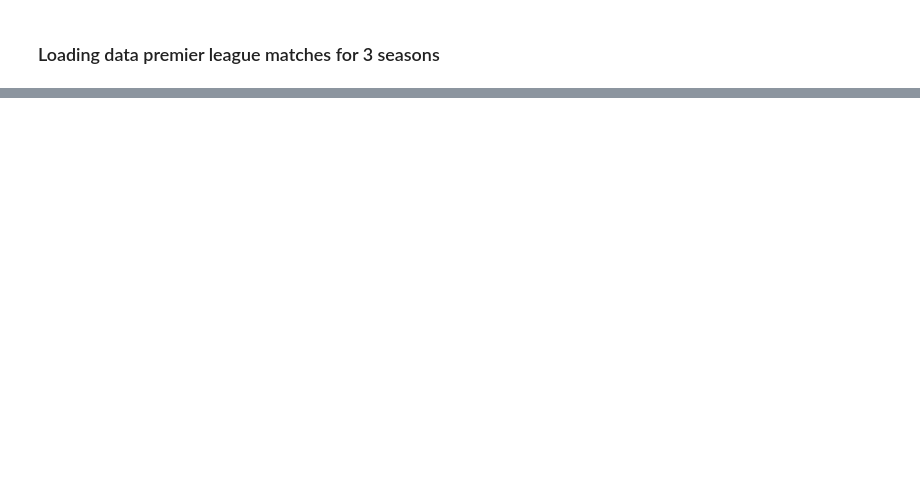
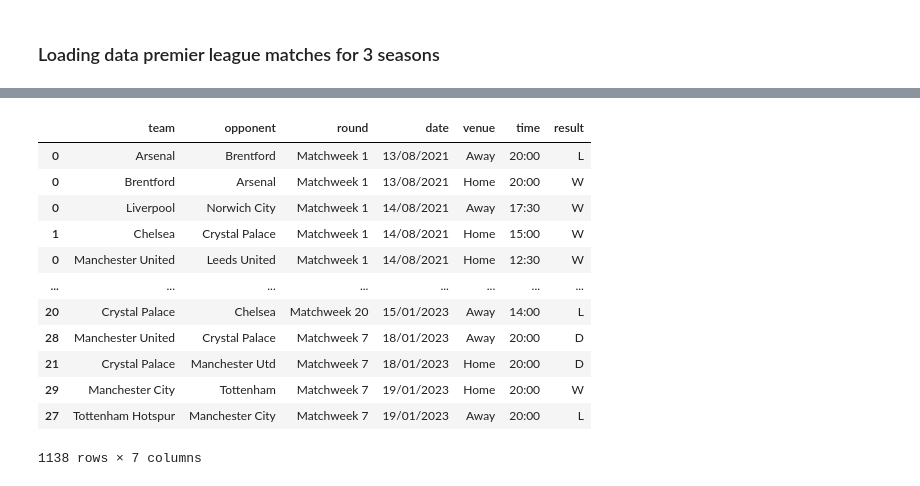
Before and after one commit to abou96/Predict_PremierLeague_Match, a Jupyter notebook: predict_match_ML.ipynb, the cells around one changed output, grey strips where cells are left out. Drawn from its saved outputs; the diff is of its cells as text; code cells hidden in the pictures; blank space fills up the shorter version.

```diff
--- a/predict_match_ML.ipynb
+++ b/predict_match_ML.ipynb
@@ -394,0 +298,16 @@ Name: actual_x, dtype: int64
+# %%
+original_df
+# %% [output]
+|  | team | opponent | round | date | venue | time | result |
+| 0 | Arsenal | Brentford | Matchweek 1 | 13/08/2021 | Away | 20:00 | L |
+| 0 | Brentford | Arsenal | Matchweek 1 | 13/08/2021 | Home | 20:00 | W |
+| 0 | Liverpool | Norwich City | Matchweek 1 | 14/08/2021 | Away | 17:30 | W |
+| 1 | Chelsea | Crystal Palace | Matchweek 1 | 14/08/2021 | Home | 15:00 | W |
+| 0 | Manchester United | Leeds United | Matchweek 1 | 14/08/2021 | Home | 12:30 | W |
+| ... | ... | ... | ... | ... | ... | ... | ... |
+| 20 | Crystal Palace | Chelsea | Matchweek 20 | 15/01/2023 | Away | 14:00 | L |
+| 28 | Manchester United | Crystal Palace | Matchweek 7 | 18/01/2023 | Away | 20:00 | D |
+| 21 | Crystal Palace | Manchester Utd | Matchweek 7 | 18/01/2023 | Home | 20:00 | D |
+| 29 | Manchester City | Tottenham | Matchweek 7 | 19/01/2023 | Home | 20:00 | W |
+| 27 | Tottenham Hotspur | Manchester City | Matchweek 7 | 19/01/2023 | Away | 20:00 | L |
+1138 rows × 7 columns
```
Also changed, not shown: parts of 88 cells of this notebook.
